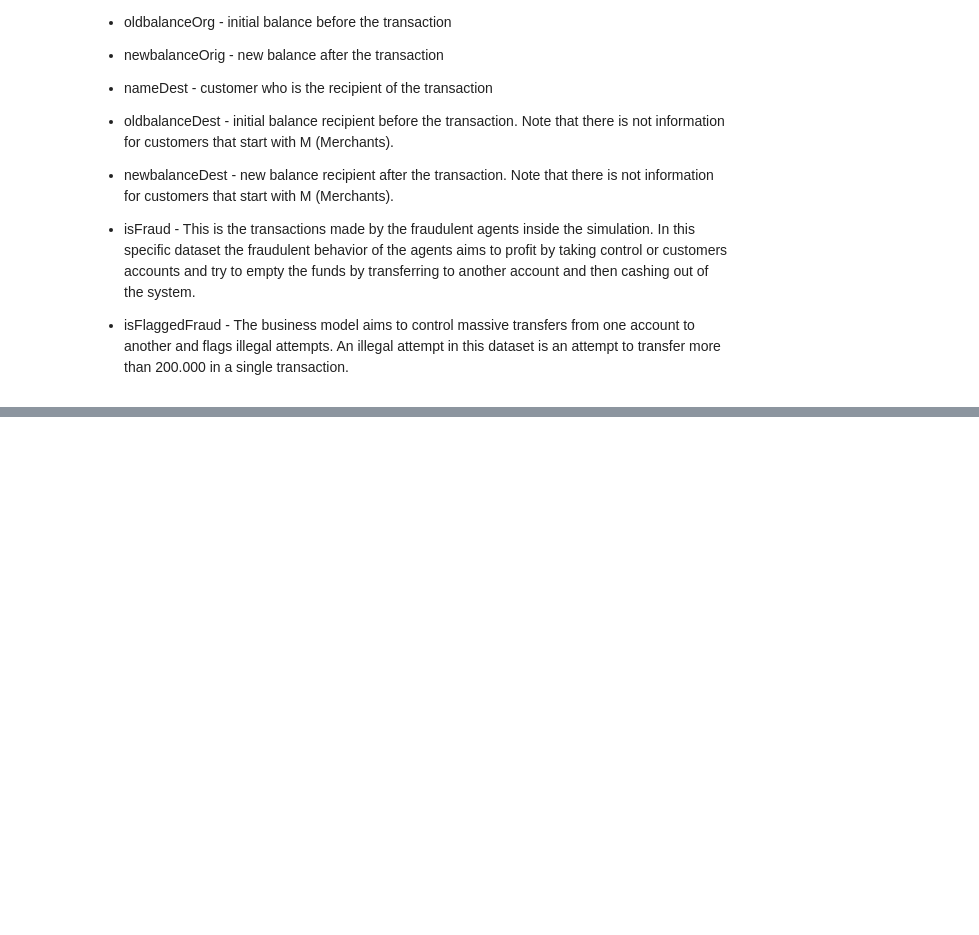
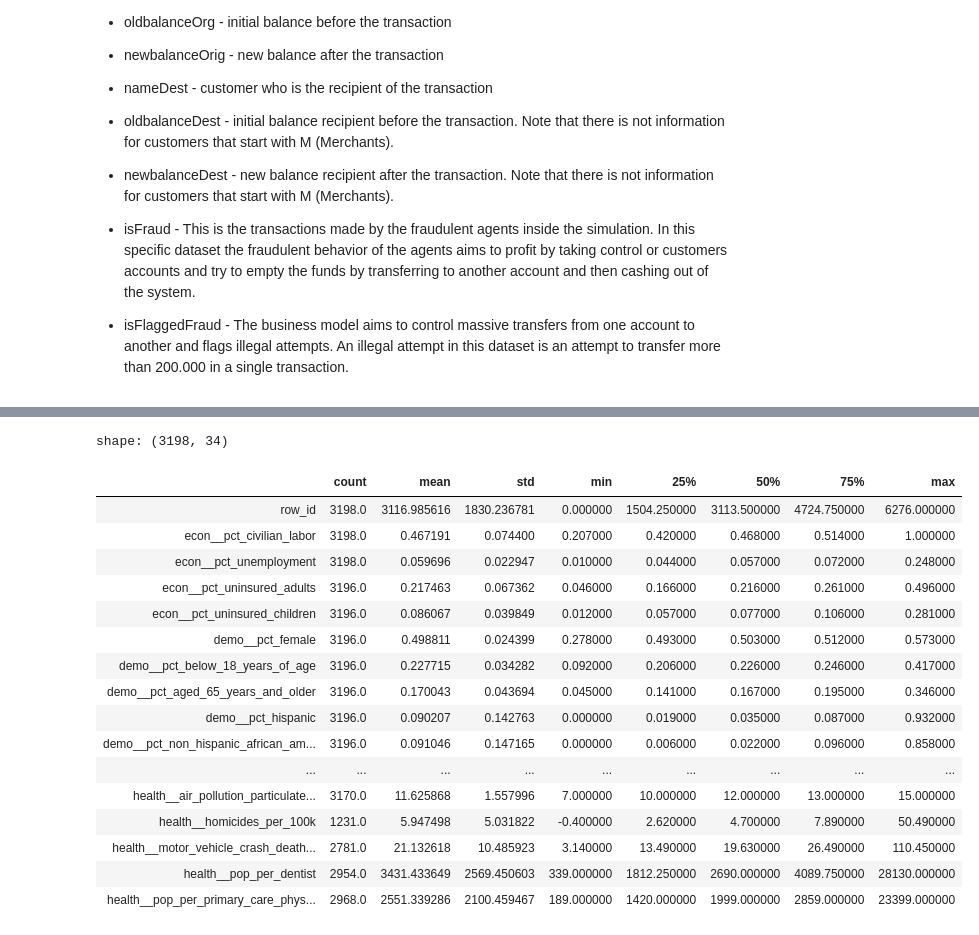
Before and after one commit to samdomeier/Springboard-projects, a Jupyter notebook: Capstone Project Ideas.ipynb, the cells around one changed output, grey strips where cells are left out. Saved outputs shown, nothing was run; the diff lists cells and outputs as text; code cells hidden in the pictures; blank space fills up the shorter version.

```diff
--- a/Capstone Project Ideas.ipynb
+++ b/Capstone Project Ideas.ipynb
@@ -94,0 +253,3 @@ The goal is to predict the rate of heart disease (per 100,000 individuals) acros
+# %%
+heart_df = pd.read_csv('Data/predict heart disease rate/Training_values.csv')
+heart_df.head()
@@ -94,0 +263,22 @@ The goal is to predict the rate of heart disease (per 100,000 individuals) acros
+# %%
+print(f'shape: {heart_df.shape}')
+heart_df.describe().T
+# %% [output]
+shape: (3198, 34)
+|  | count | mean | std | min | 25% | 50% | 75% | max |
+| row_id | 3198.0 | 3116.985616 | 1830.236781 | 0.000000 | 1504.250000 | 3113.500000 | 4724.750000 | 6276.000000 |
+| econ__pct_civilian_labor | 3198.0 | 0.467191 | 0.074400 | 0.207000 | 0.420000 | 0.468000 | 0.514000 | 1.000000 |
+| econ__pct_unemployment | 3198.0 | 0.059696 | 0.022947 | 0.010000 | 0.044000 | 0.057000 | 0.072000 | 0.248000 |
+| econ__pct_uninsured_adults | 3196.0 | 0.217463 | 0.067362 | 0.046000 | 0.166000 | 0.216000 | 0.261000 | 0.496000 |
+| econ__pct_uninsured_children | 3196.0 | 0.086067 | 0.039849 | 0.012000 | 0.057000 | 0.077000 | 0.106000 | 0.281000 |
+| demo__pct_female | 3196.0 | 0.498811 | 0.024399 | 0.278000 | 0.493000 | 0.503000 | 0.512000 | 0.573000 |
+| demo__pct_below_18_years_of_age | 3196.0 | 0.227715 | 0.034282 | 0.092000 | 0.206000 | 0.226000 | 0.246000 | 0.417000 |
+| demo__pct_aged_65_years_and_older | 3196.0 | 0.170043 | 0.043694 | 0.045000 | 0.141000 | 0.167000 | 0.195000 | 0.346000 |
+| demo__pct_hispanic | 3196.0 | 0.090207 | 0.142763 | 0.000000 | 0.019000 | 0.035000 | 0.087000 | 0.932000 |
+| demo__pct_non_hispanic_african_am... | 3196.0 | 0.091046 | 0.147165 | 0.000000 | 0.006000 | 0.022000 | 0.096000 | 0.858000 |
+| ... | ... | ... | ... | ... | ... | ... | ... | ... |
+| health__air_pollution_particulate... | 3170.0 | 11.625868 | 1.557996 | 7.000000 | 10.000000 | 12.000000 | 13.000000 | 15.000000 |
+| health__homicides_per_100k | 1231.0 | 5.947498 | 5.031822 | -0.400000 | 2.620000 | 4.700000 | 7.890000 | 50.490000 |
+| health__motor_vehicle_crash_death... | 2781.0 | 21.132618 | 10.485923 | 3.140000 | 13.490000 | 19.630000 | 26.490000 | 110.450000 |
+| health__pop_per_dentist | 2954.0 | 3431.433649 | 2569.450603 | 339.000000 | 1812.250000 | 2690.000000 | 4089.750000 | 28130.000000 |
+| health__pop_per_primary_care_phys... | 2968.0 | 2551.339286 | 2100.459467 | 189.000000 | 1420.000000 | 1999.000000 | 2859.000000 | 23399.000000 |
```
Also changed, not shown: parts of 29 cells of this notebook.
